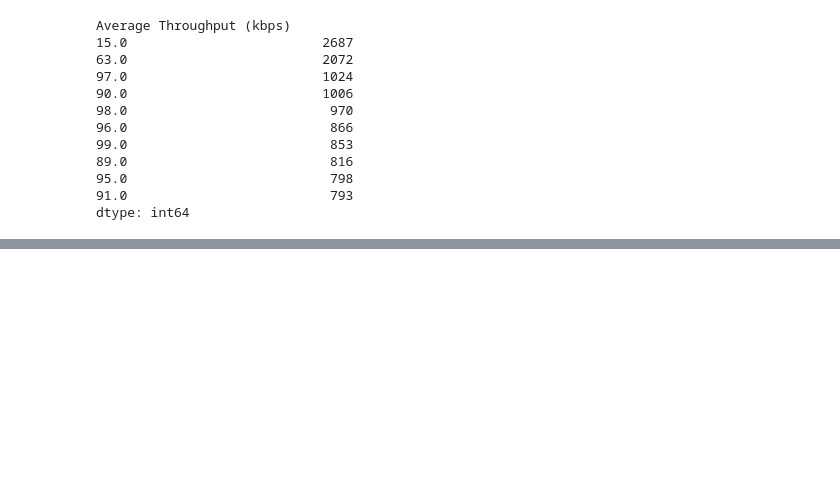
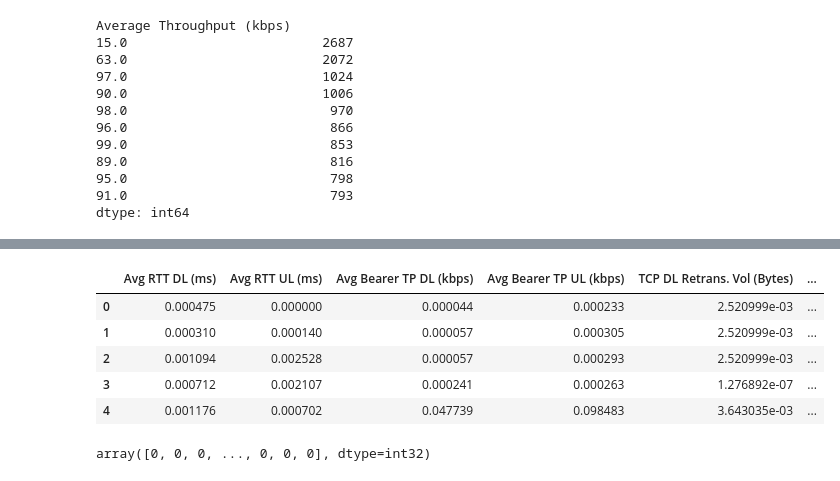
Before and after one commit to DiyeMark/User-Analytics-Telecommunication-Industry, a Jupyter notebook: notebooks/user-experience-analytics.ipynb, the cells around one changed output, grey strips where cells are left out. Drawn from its saved outputs; the diff is of its cells as text; code cells hidden in the pictures; blank space fills up the shorter version.

```diff
--- a/notebooks/user-experience-analytics.ipynb
+++ b/notebooks/user-experience-analytics.ipynb
@@ -190,0 +231,18 @@ dtype: int64
+# %%
+scaler = MinMaxScaler()
+# %%
+df_norm = pd.DataFrame(scaler.fit_transform(user_experience_db.select_dtypes(include=np.number)), columns=user_experience_db.select_dtypes(include=np.number).columns)
+df_norm.head()
+# %% [output]
+|  | Avg RTT DL (ms) | Avg RTT UL (ms) | Avg Bearer TP DL (kbps) | Avg Bearer TP UL (kbps) | TCP DL Retrans. Vol (Bytes) | ... |
+| 0 | 0.000475 | 0.000000 | 0.000044 | 0.000233 | 2.520999e-03 | ... |
+| 1 | 0.000310 | 0.000140 | 0.000057 | 0.000305 | 2.520999e-03 | ... |
+| 2 | 0.001094 | 0.002528 | 0.000057 | 0.000293 | 2.520999e-03 | ... |
+| 3 | 0.000712 | 0.002107 | 0.000241 | 0.000263 | 1.276892e-07 | ... |
+| 4 | 0.001176 | 0.000702 | 0.047739 | 0.098483 | 3.643035e-03 | ... |
+# %%
+kmeans = KMeans(n_clusters=3)
+y_predicted = kmeans.fit_predict(user_experience_db[["Average TCP retransmission (Bytes)","Average RTT (ms)", "Average Throughput (kbps)"]])
+y_predicted
+# %% [output]
+array([0, 0, 0, ..., 0, 0, 0], dtype=int32)
```
Also changed, not shown: parts of 7 cells of this notebook, 5 other files.
